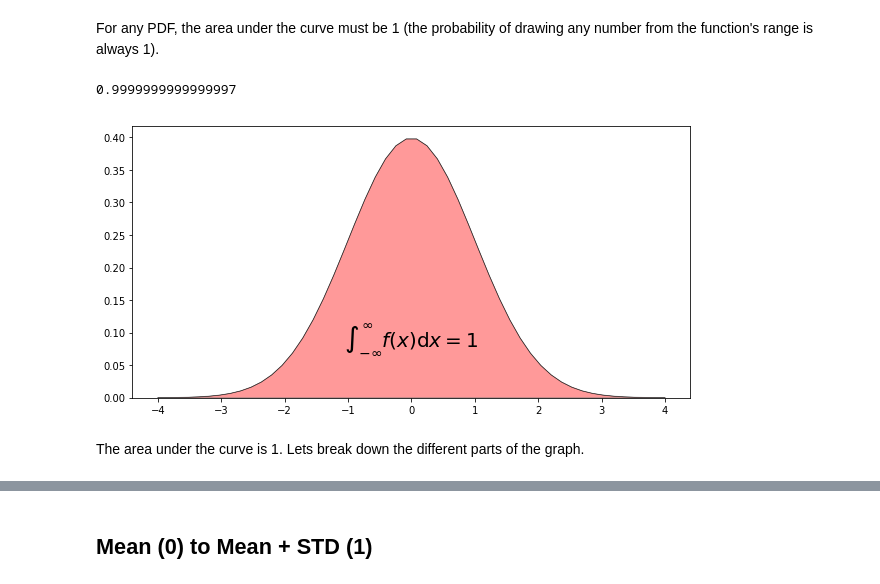
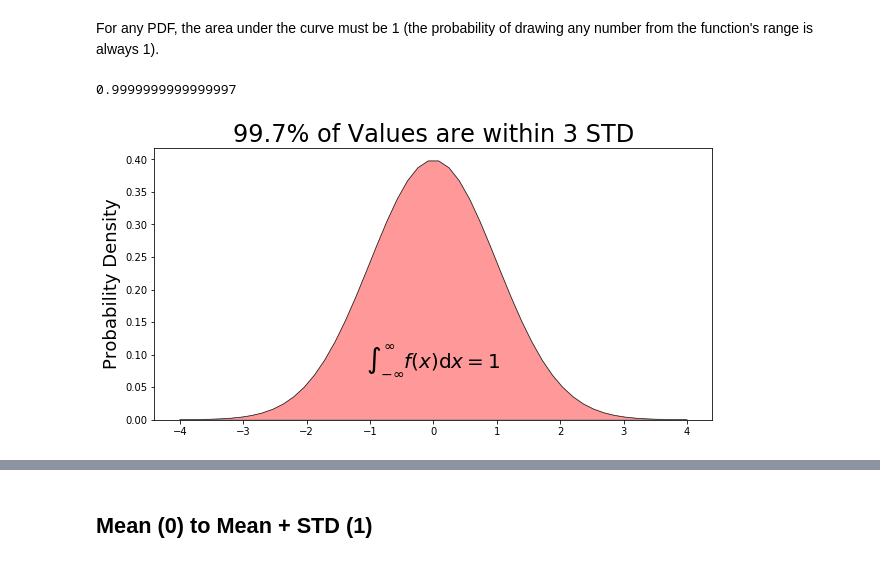
Before and after one commit to mGalarnyk/Python_Tutorials, a Jupyter notebook: Statistics/normal_Distribution_Area_Under_Curve.ipynb, the cells around one changed output, grey strips where cells are left out. Cells and saved outputs as stored; diff of their text form; code cells hidden in the pictures.

```diff
--- a/Statistics/normal_Distribution_Area_Under_Curve.ipynb
+++ b/Statistics/normal_Distribution_Area_Under_Curve.ipynb
@@ -175,3 +172,8 @@ For any PDF, the area under the curve must be 1 (the probability of drawing any
 def normalProbabilityDensity(x):
     constant = 1.0 / np.sqrt(2*np.pi)
     return(constant * np.exp((-x**2) / 2.0) )
+
+result_all, _ = quad(normalProbabilityDensity, np.NINF, np.inf)
+print(result_all)
+# %% [output]
+0.9999999999999997
@@ -180,30 +180,26 @@ result, error = quad(normalProbabilityDensity, np.NINF, np.inf)
-# %%
-# Result should be very close to 1
-result
-# %% [output]
-0.9999999999999997
 # %%
 # This should really be -inf to positive inf, but graph can only be so big.
 # Currently it is plus or minus 4 std deviations
 a, b = -4, 4 # integral limits
 
 x = np.linspace(a, b)
 y = normalProbabilityDensity(x)
 
 fig, ax = plt.subplots(figsize=(10, 5))
 ax.plot(x, y, 'k', linewidth=.5)
 ax.set_ylim(ymin=0)
 
 # Make the shaded region
 ix = np.linspace(a, b)
 iy = normalProbabilityDensity(ix)
 verts = [(a, 0)] + list(zip(ix, iy)) + [(b, 0)]
 poly = Polygon(verts, facecolor='red', edgecolor='0.2', alpha = .4)
 ax.add_patch(poly);
 
 ax.text(0, .08, r"$\int_{-\infty}^{\infty} f(x)\mathrm{d}x = 1$",
          horizontalalignment='center', fontsize=20);
+
+ax.set_title(r'99.7% of Values are within 3 STD', fontsize = 24);
+ax.set_ylabel(r'Probability Density', fontsize = 18);
 # %% [output]
-[figure, old version]
+[figure, new version]
-# %% [markdown]
-The area under the curve is 1. Lets break down the different parts of the graph.
```
Also changed, not shown: parts of 33 cells of this notebook, 3 other files.
